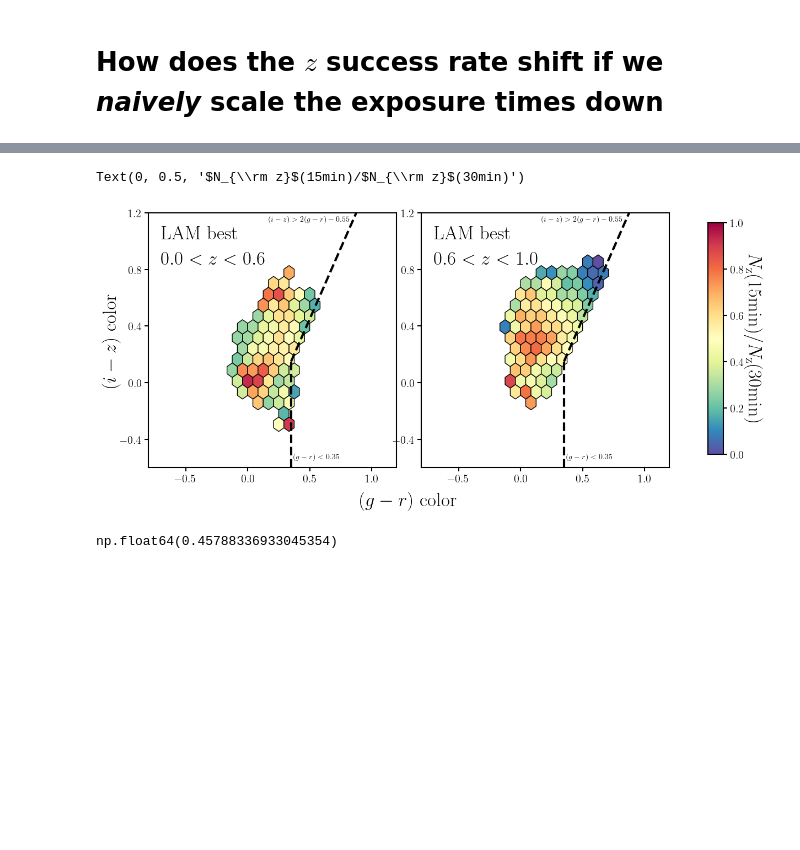
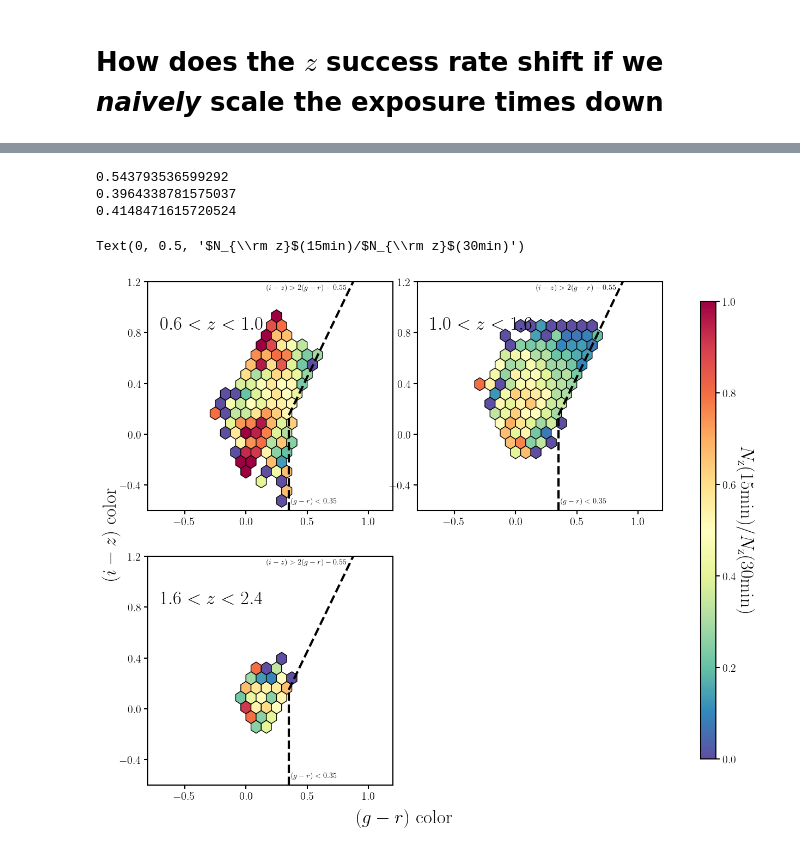
Before and after one commit to changhoonhahn/pfs_sv, a Jupyter notebook: nb/oiisnr.ipynb, the cells around one changed output, grey strips where cells are left out. Drawn from its saved outputs; the diff is of its cells as text; code cells hidden in the pictures; blank space fills up the shorter version.

```diff
--- a/nb/oiisnr.ipynb
+++ b/nb/oiisnr.ipynb
@@ -181,3 +278,3 @@ Text(0, 0.5, '$N_{\\rm z}$')
 # %%
 # scale OII SNR down based on exposure time
-oii_snr_scaled = oii_snr / np.sqrt(lam1d_oii['t_exp_total'] / 900.)
+oii_snr_scaled = oii_snr2 / np.sqrt(oii['t_exp_total'] / 900.)
@@ -226,0 +281,22 @@ Text(0, 0.5, '$N_{\\rm z}$')
+# %%
+fig = plt.figure(figsize=(8,6))
+sub = fig.add_subplot(111)
+hb = sub.scatter(oii['z_vi'][has_vi], np.log10(oii_snr_scaled[has_vi]),
+                 c='k', s=0.2, alpha=0.5)
+hb = sub.scatter(oii['z_vi'][has_vi], np.log10(oii_snr2[has_vi]),
+                 c='C0', s=0.1)
+
+sub.plot([0.6, 1.], [1.2, 1.2], c='k', ls='--')
+sub.plot([1., 1.6], [1.3, 1.3], c='k', ls='--')
+sub.plot([1.6, 2.4], [1.05, 1.05], c='k', ls='--')
+
+#sub.text(2.4, 1.5, 'Run 21 + Run 22', ha='right', va='top', fontsize=25)
+sub.set_xlabel('VI redshift', fontsize=25)
+sub.set_xlim(0.5, 2.5)
+sub.set_ylabel(r'KH $\log_{10}$ OII SNR', fontsize=25)
+
+fig.subplots_adjust(wspace=0.1, right=0.8)
+
+cbar_ax = fig.add_axes([0.85, 0.15, 0.02, 0.7])
+cbar = fig.colorbar(hb, cax=cbar_ax)
+cbar.ax.set_ylabel(r'exposure time (minutes)', labelpad=25, fontsize=25, rotation=270)
@@ -227,42 +306,42 @@ Text(0, 0.5, '$N_{\\rm z}$')
 # %%
-fig = plt.figure(figsize=(14, 6))
-for i in range(2):
-    sub = fig.add_subplot(1,2,i+1)
+fig = plt.figure(figsize=(14, 12))
+for i in range(3):
+    sub = fig.add_subplot(2,2,i+1)
 
-    zlim = ((lam1d['redshift'] > [0.6, 1.][i]) & (lam1d['redshift'] < [1., 1.6][i]))# & best_lam & ~mask_oii)
+    zlim = ((oii['z_vi'] > [0.6, 1., 1.6][i]) & (oii['z_vi'] < [1., 1.6, 2.4][i]))# & best_lam & ~mask_oii)
 
+    snr_cut = (oii_snr_scaled > [10**1.2, 10**1.3, 10**1.05][i])
+    print(2*np.mean(snr_cut.astype(float)[zlim & has_vi]))
     hb = sub.hexbin(
-        (g_mag - r_mag)[zlim & best_lam & ~mask_oii], # (g-r)
-        (i_mag - z_mag)[zlim & best_lam & ~mask_oii], # (i-z)
-        C=snr_cut.astype(float)[zlim & best_lam & ~mask_oii],
+        (g_mag - r_mag)[zlim & has_vi], # (g-r)
+        (i_mag - z_mag)[zlim & has_vi], # (i-z)
+        C=snr_cut.astype(float)[zlim & has_vi],
         edgecolors='k', linewidth=1., reduce_C_function=lambda x: 2 * np.mean(x),
-        extent=(-1, 1.5, -0.6, 2), gridsize=30, vmin=0., vmax=1., mincnt=20, cmap='Spectral_r')
+        extent=(-1, 1.5, -0.6, 2), gridsize=30, vmin=0., vmax=1., mincnt=5, cmap='Spectral_r')
 
-    sub.text(0.05, 0.95, r'LAM best', ha='left', va='top', transform=sub.transAxes, fontsize=25)
-    sub.text(0.05, 0.85, r'$%.1f < z < %.1f$' % ([0, 0.6, 1., 1.6][i], [0.6, 1., 1.6, 2.4][i]), ha='left', va='top', transform=sub.transAxes, fontsize=25)
+    sub.text(0.05, 0.85, r'$%.1f < z < %.1f$' % ([0.6, 1., 1.6][i], [1., 1.6, 2.4][i]), ha='left', va='top', transform=sub.transAxes, fontsize=25)
 
     sub.plot([0.35, 0.35], [-0.6, 0.15], c='k', ls='--', lw=3)
     sub.plot([0.35, 1.275], [0.15, 2], c='k', ls='--', lw=3)
 
     sub.text(0.37, -0.5, '$(g-r) < 0.35$', ha='left', va='top', fontsize=10)
     sub.text(0.825, 1.18, '$(i-z) > 2 (g-r) - 0.55$', ha='right', va='top', fontsize=10)
     sub.set_xlim(-0.8, 1.2)
     sub.set_ylim(-0.6, 1.2)
     sub.set_yticks([-0.4, 0., 0.4, 0.8, 1.2])
 
 bkgd = fig.add_subplot(111, frameon=False)
 bkgd.set_xlabel(r'$(g - r)$ color', labelpad=10, fontsize=25)
 bkgd.set_ylabel(r'$(i - z)$ color', labelpad=10, fontsize=25)
 bkgd.tick_params(labelcolor='none', top=False, bottom=False, left=False, right=False)
 fig.subplots_adjust(wspace=0.1, right=0.8)
 
 cbar_ax = fig.add_axes([0.85, 0.15, 0.02, 0.7])
 cbar = fig.colorbar(hb, cax=cbar_ax)
 cbar.ax.set_ylabel(r'$N_{\rm z}$(15min)/$N_{\rm z}$(30min)', labelpad=25, fontsize=25, rotation=270)
 # %% [output]
-Text(0, 0.5, '$N_{\\rm z}$(15min)/$N_{\\rm z}$(30min)')
+0.543793536599292
+0.3964338781575037
+0.4148471615720524
+Text(0, 0.5, '$N_{\\rm z}$(15min)/$N_{\\rm z}$(30min)')
-[figure, old version]
+[figure, new version]
-# %%
-np.median(hb.get_array())
-# %% [output]
-np.float64(0.45788336933045354)
```
Also changed, not shown: parts of 28 cells of this notebook.
